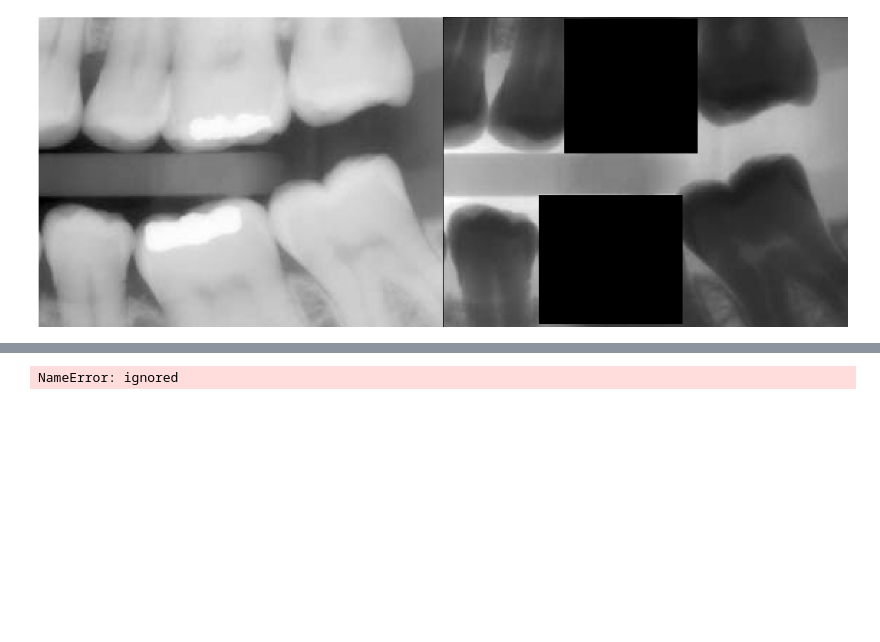
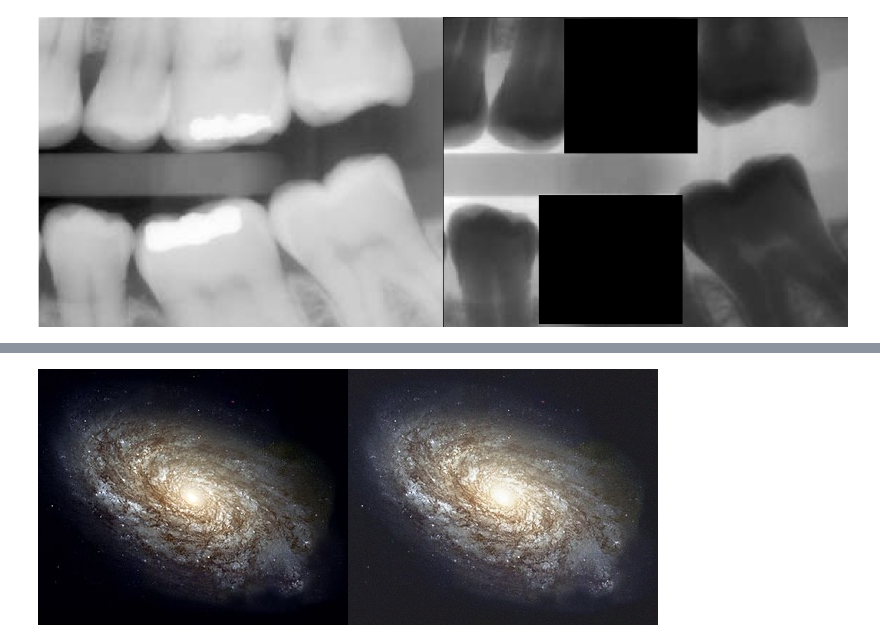
Before and after one commit to BagasPramana/PCVK_Genap_2021, a Jupyter notebook: Week5.ipynb, the cells around one changed output, grey strips where cells are left out. Saved outputs shown, nothing was run; the diff lists cells and outputs as text; code cells hidden in the pictures; blank space fills up the shorter version.

```diff
--- a/Week5.ipynb
+++ b/Week5.ipynb
@@ -108,15 +108,10 @@ cv2_imshow(final_frame)
 # %% [output]
 [figure]
 # %%
-import glob
-from matplotlib import pyplot as plt
-import cv2 as cv
-from math import log10, sqrt
-
-print('Average Denoising')
+print(' Average Denoising')
 print('----------------------------------')
 try:
-  total = int(input('Masukkan total gambar : '))
+  total = int(input('Masukkan total gambar: '))
 except ValueError:
   print('Error, not a number')
 cv_img = []
@@ -146,7 +141,7 @@ def main():
      value = PSNR(img1, img2)
      print(f"PSNR value is {value} dB")
 
-if name == "main":
+if __name__== "_main_":
     main()
 
 final_frame = cv.hconcat((img1,dst))
@@ -158 +153 @@ Masukkan total gambar : 5
-NameError: ignored
+[figure, added]
```
Also changed, not shown: parts of 2 cells of this notebook.
